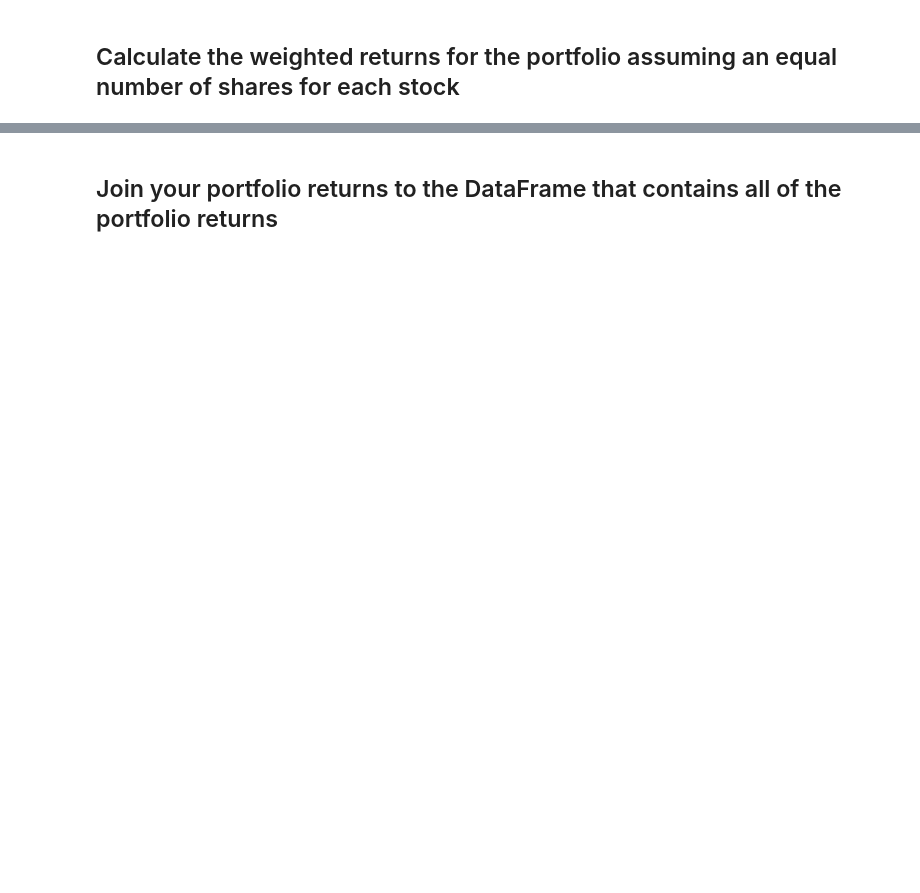
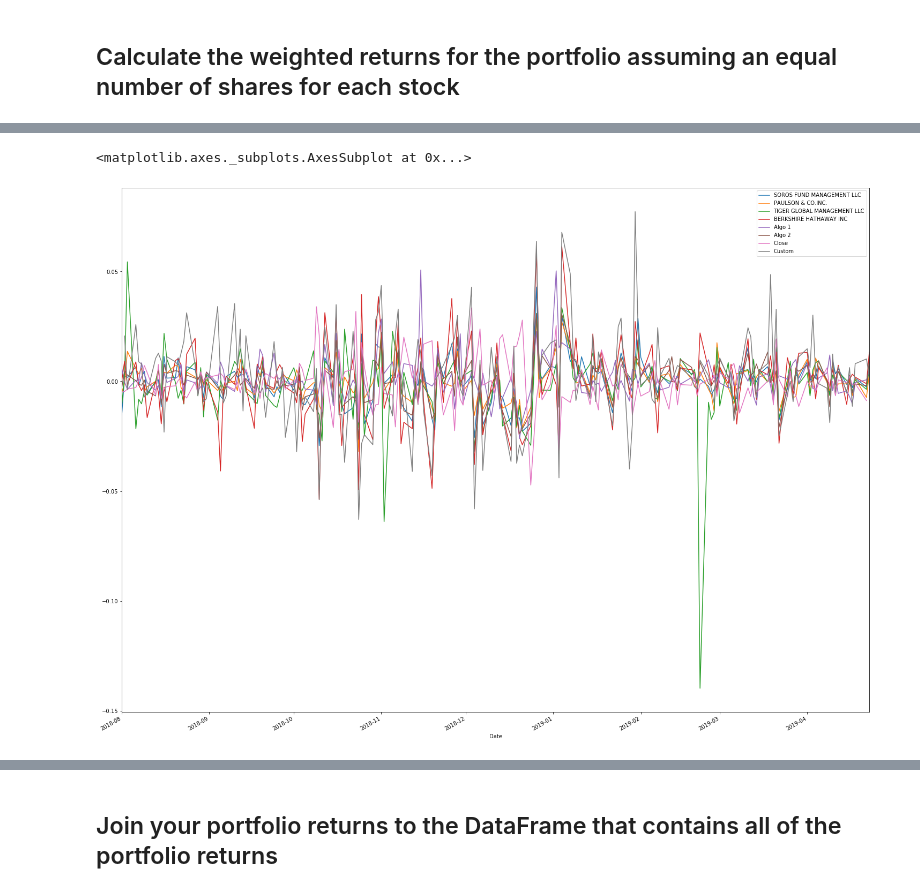
Before and after one commit to enriqueserizawa/pandas-homework, a Jupyter notebook: whale_analysis.ipynb, the cells around one changed output, grey strips where cells are left out. Cells and saved outputs as stored; diff of their text form; code cells hidden in the pictures; blank space fills up the shorter version.

```diff
--- a/whale_analysis.ipynb
+++ b/whale_analysis.ipynb
@@ -453,4 +468,4 @@ In this section, you will build your own portfolio of stocks, calculate the retu
 # %%
-# Calculate weighted portfolio returns
+#Calculate weighted portfolio returns
 weights = [1/3, 1/3, 1/3]
-# YOUR CODE HERE
+portf_returns = daily_returns.dot(weights)
@@ -464,0 +472,5 @@ dtype: float64
+# %%
+compare_df = pd.concat([combined_df,portf_returns], axis='columns', join='inner')
+compare_df.rename(columns={0:"Custom"}, inplace=True)
+compare_df.sort_index(inplace=True)
+compare_df.tail()
@@ -464,0 +485,5 @@ dtype: float64
+# %%
+compare_df.plot(figsize=(25, 20))
+# %% [output]
+<matplotlib.axes._subplots.AxesSubplot at 0x...>
+[figure, added]
```
Also changed, not shown: parts of 28 cells of this notebook.
